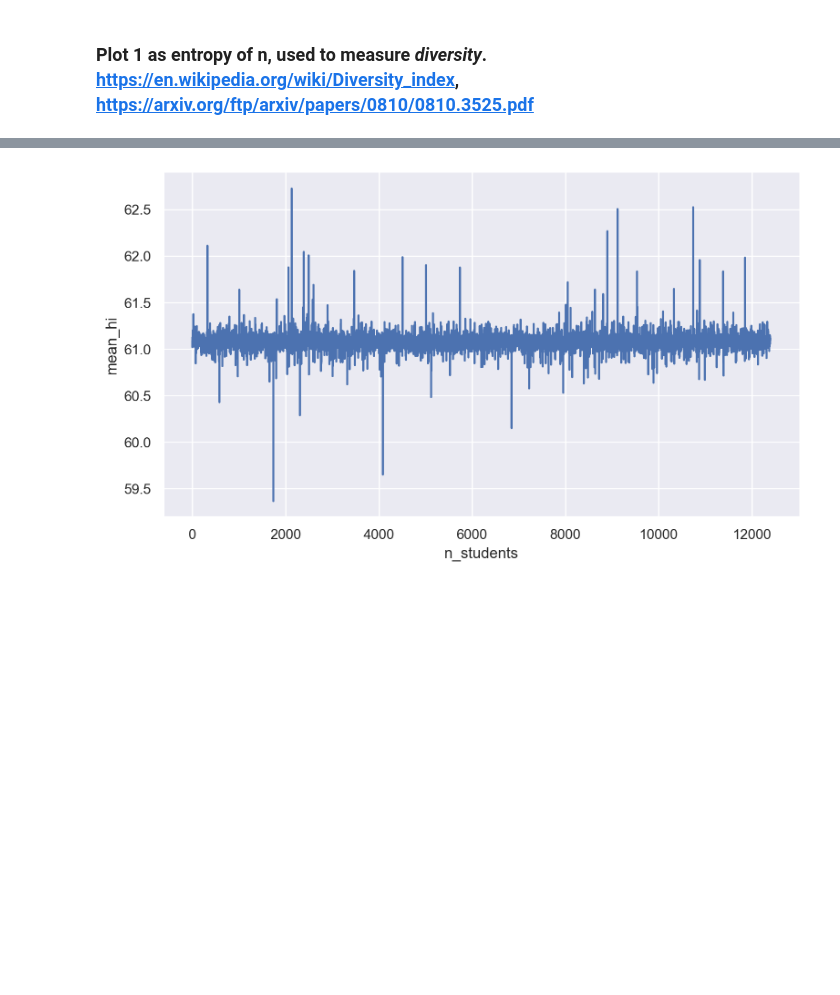
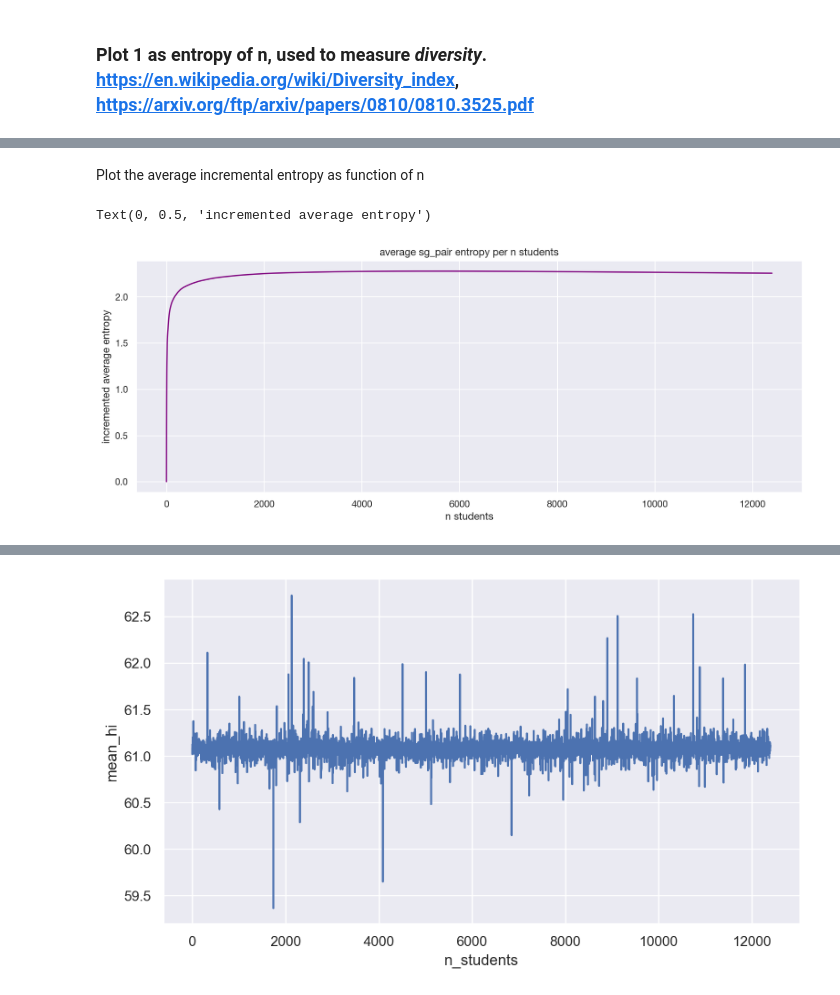
Before and after one commit to s183910/Bachelor_Gabi_Kat, a Jupyter notebook: Notebooks/Basic_dists/Baselines.ipynb, the cells around one changed output, grey strips where cells are left out. Cells and saved outputs as stored; diff of their text form; code cells hidden in the pictures; blank space fills up the shorter version.

Commit message:
Entropy plots

```diff
--- a/Notebooks/Basic_dists/Baselines.ipynb
+++ b/Notebooks/Basic_dists/Baselines.ipynb
@@ -360,0 +460,6 @@ Name: Entropy, dtype: float64
+# %%
+data_entropy_gen = []
+for i in range(len(df_sort)):
+    data_entropy_gen.append(-(df_sort["value_counts_col_GENDER"][i]*np.log(df_sort["value_counts_col_GENDER"][i])).sum())
+# %%
+df_sort["entropy_col_GENDER"] = data_entropy_gen
@@ -360,0 +483,2 @@ Name: Entropy, dtype: float64
+# %%
+df_sort["incr_entropy_sgpair"] = df_sort.entropy_col.expanding().mean()
@@ -360,0 +504,2 @@ Name: Entropy, dtype: float64
+# %%
+df_sort["incr_entropy_GENDER"] = df_sort.entropy_col_GENDER.expanding().mean()
@@ -360,0 +521,12 @@ Name: Entropy, dtype: float64
+# %% [markdown]
+Plot the average incremental entropy as function of n
+# %%
+# Look of single lineplot of mergesort grades as function of n
+df_sort["n_students"] = range(len(df_sort)) #apply new column of cumsum+1
+
+sns.lineplot(x="n_students", y="incr_entropy", data=df_sort, color="purple").set_title("average sg_pair entropy per n students")
+plt.xlabel('n students')
+plt.ylabel('incremented average entropy')
+# %% [output]
+Text(0, 0.5, 'incremented average entropy')
+[figure, added]
```
Also changed, not shown: parts of 59 cells of this notebook.
